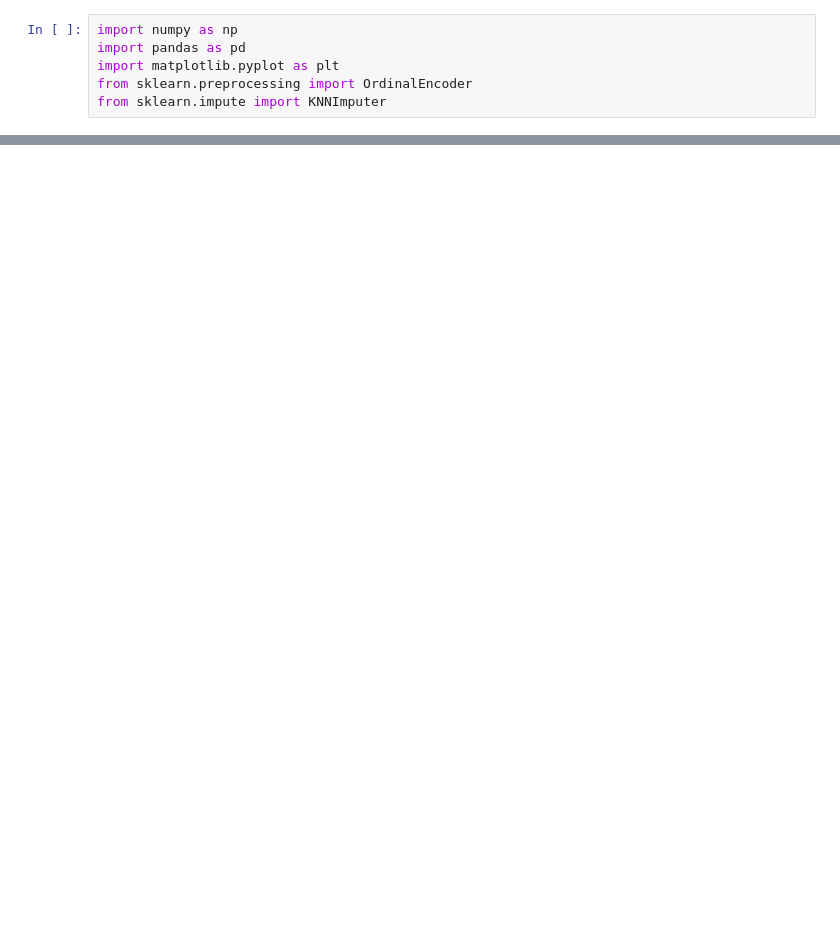
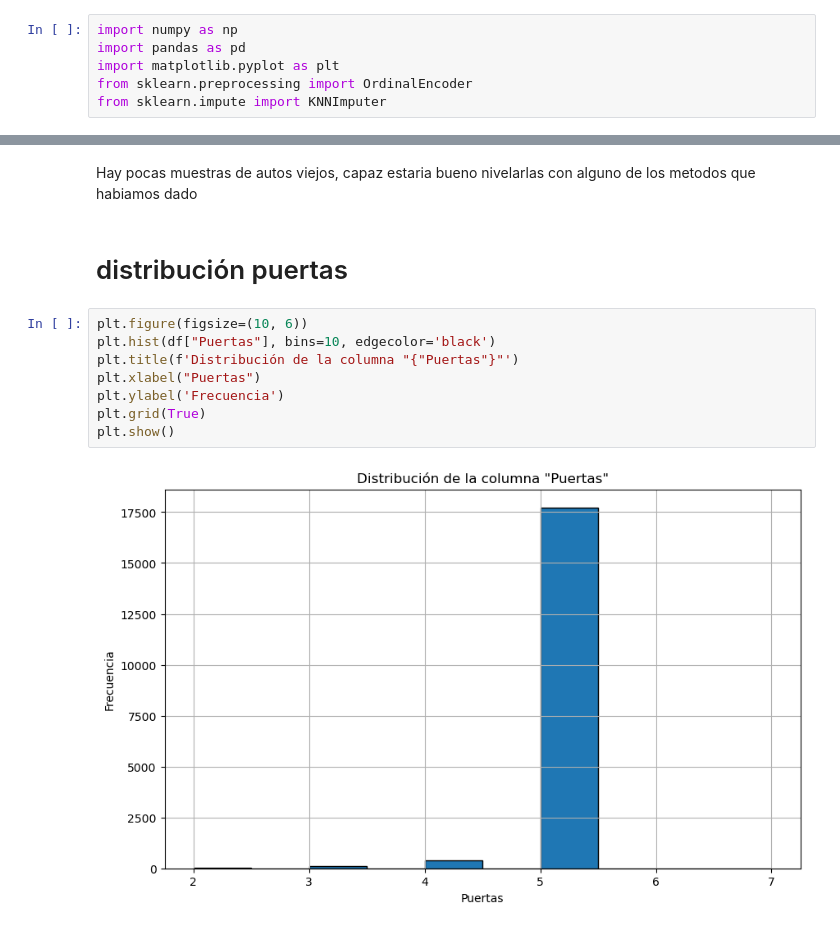
Before and after one commit to ignacio279/Machine-Learning-Vechetti-Vargas, a Jupyter notebook: Notebook.ipynb, the cells around one changed output, grey strips where cells are left out. Saved outputs shown, nothing was run; the diff lists cells and outputs as text; blank space fills up the shorter version.

```diff
--- a/Notebook.ipynb
+++ b/Notebook.ipynb
@@ -88,0 +89,14 @@ Name: count, dtype: int64
+# %% [markdown]
+Hay pocas muestras de autos viejos, capaz estaria bueno nivelarlas con alguno de los metodos que habiamos dado
+# %% [markdown]
+# distribución puertas
+# %%
+plt.figure(figsize=(10, 6))
+plt.hist(df["Puertas"], bins=10, edgecolor='black')
+plt.title(f'Distribución de la columna "{"Puertas"}"')
+plt.xlabel("Puertas")
+plt.ylabel('Frecuencia')
+plt.grid(True)
+plt.show()
+# %% [output]
+[figure, added]
```
Also changed, not shown: parts of 19 cells of this notebook.
